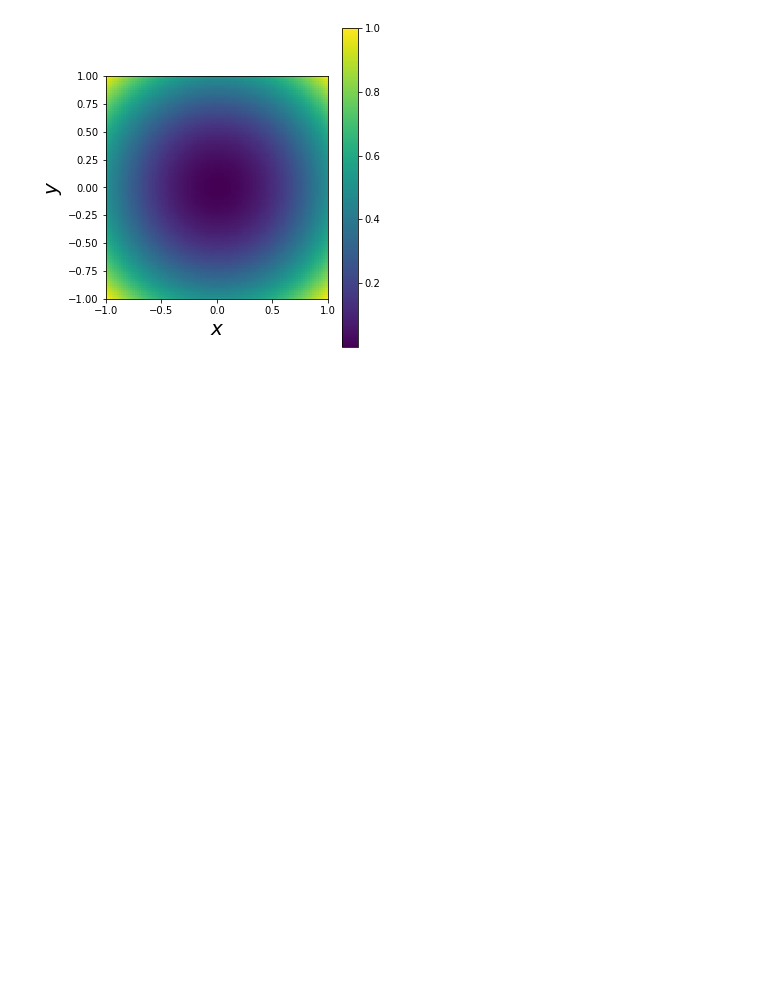
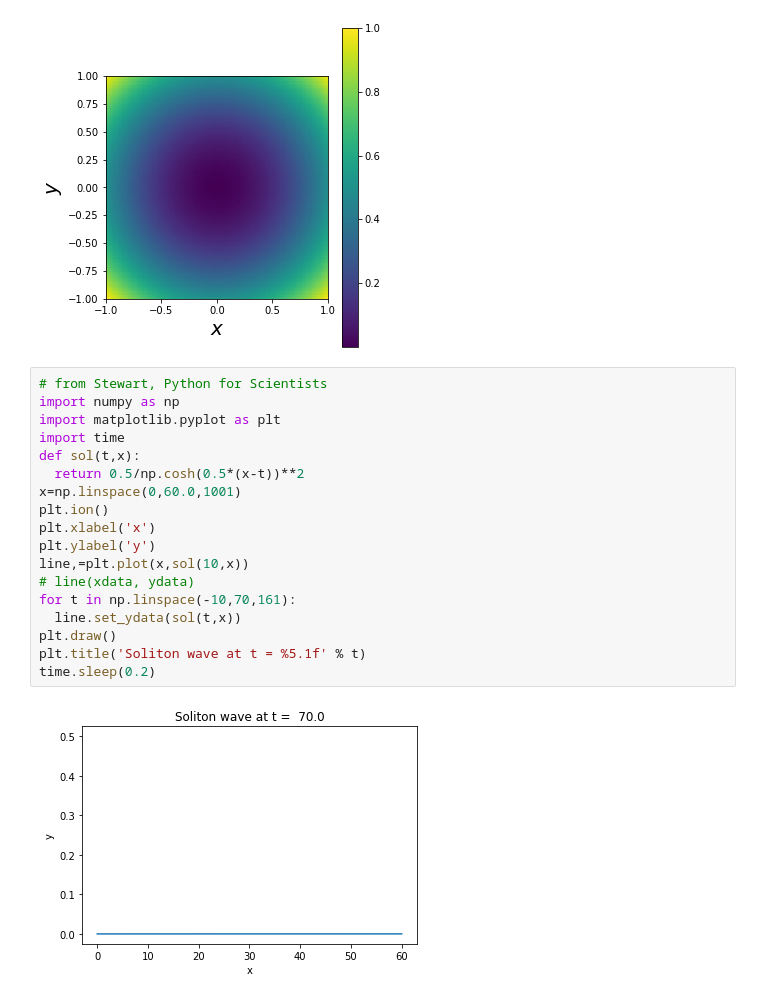
Before and after one commit to DakkaliBhumika/CSEP, a Jupyter notebook: 01-07-22.ipynb, the cells around one changed output. Drawn from its saved outputs; the diff is of its cells as text; blank space fills up the shorter version.

```diff
--- a/01-07-22.ipynb
+++ b/01-07-22.ipynb
@@ -203,3 +203,23 @@ plt.show()
 # %% [output]
 [figure]
 [figure]
+# %%
+# from Stewart, Python for Scientists
+import numpy as np
+import matplotlib.pyplot as plt
+import time
+def sol(t,x):
+  return 0.5/np.cosh(0.5*(x-t))**2
+x=np.linspace(0,60.0,1001)
+plt.ion()
+plt.xlabel('x')
+plt.ylabel('y')
+line,=plt.plot(x,sol(10,x))
+# line(xdata, ydata)
+for t in np.linspace(-10,70,161):
+  line.set_ydata(sol(t,x))
+plt.draw()
+plt.title('Soliton wave at t = %5.1f' % t)
+time.sleep(0.2)
+# %% [output]
+[figure, added]
```
Also changed, not shown: parts of 1 cell of this notebook.
